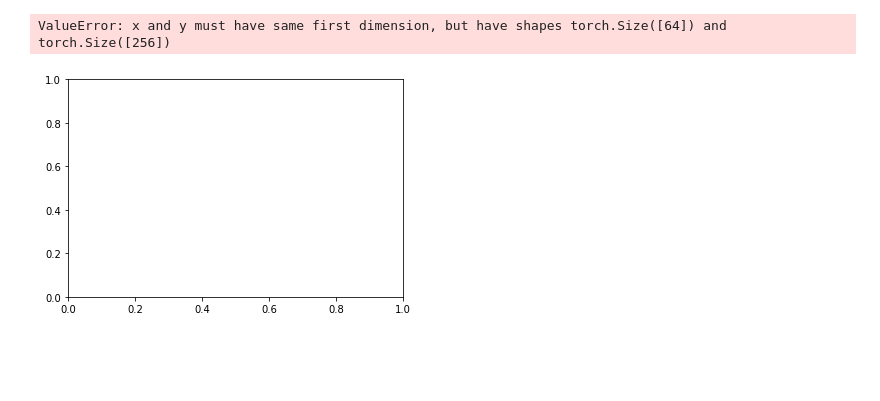
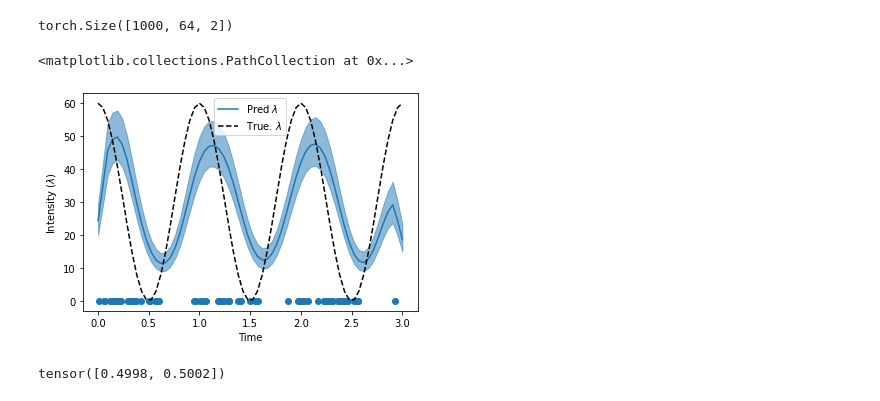
Before and after one commit to morim3/NeuroCluster, a Jupyter notebook: experiment/artificial_data.ipynb, the cells around one changed output. Cells and saved outputs as stored; diff of their text form; code cells hidden in the pictures; blank space fills up the shorter version.

Commit message:
implement model

```diff
--- a/experiment/artificial_data.ipynb
+++ b/experiment/artificial_data.ipynb
@@ -33,9 +32,9 @@ true_intensity_function = lambda times: torch.sin(times * 2 * math.pi).add(1).mu
 # %%
-max_time = 2
+max_time = 3
 
 times = torch.linspace(0, max_time, 128)
-# num_samples = [int(pyro.distributions.Poisson(true_intensity_function(times).mean() * max_time).sample().item()) for _ in range(batch_size)]
-fix = int(pyro.distributions.Poisson(true_intensity_function(times).mean() * max_time).sample().item())
-num_samples = [fix for _ in range(batch_size)]
+true_class = np.random.randint(0, 2, batch_size)
+num_samples = [int(pyro.distributions.Poisson(true_intensity_functions[true_class[i]](times).mean() * max_time).sample().item()) for i in range(batch_size)]
+
 print(f"Number of sampled arrivals: {num_samples}")
 # %% [output]
@@ -43,12 +42,12 @@ Number of sampled arrivals: [54, 54, 54, 54, 54, 54, 54, 54, 54, 54]
 # %%
-def log_prob_accept(val):
-    intensities = true_intensity_function(val)
-    res = torch.log(intensities / (true_intensity_function(times).mean() * max_time))
+def log_prob_accept(val, i):
+    intensities = true_intensity_functions[true_class[i]](val)
+    res = torch.log(intensities / (true_intensity_functions[true_class[i]](times).mean() * max_time))
     return res
 
 arrival_times = [pyro.distributions.Rejector(
     propose=pyro.distributions.Uniform(times.min(), times.max()),
-    log_prob_accept=log_prob_accept,
+    log_prob_accept=functools.partial(log_prob_accept, i=i),
     log_scale=0.
-)(torch.Size([sample_num])) for sample_num in num_samples]
+)(torch.Size([sample_num])) for i, sample_num in enumerate(num_samples)]
 # %%
@@ -88,2 +104,7 @@ PackedSequence(data=tensor([1.0777, 0.4577, 1.3638, 1.3060, 1.2904, 1.8938, 0.23
 # %%
-model = NeuroCluster(ave_arrivals, max_time, class_num=4, num_inducing=64)
+cluster_num=2
+model = NeuroCluster(ave_arrivals, max_time, class_num=cluster_num, num_inducing=64)
+# %%
+model.variational_strategy.base_variational_strategy._variational_distribution.variational_mean.data = \
+    torch.randn(model.variational_strategy.base_variational_strategy._variational_distribution.variational_mean.shape)*5
+print(list(model.named_parameters()))
@@ -130,19 +187,25 @@ def percentiles_from_samples(samples, percentiles=[0.05, 0.5, 0.95]):
 # %%
 model.eval()
 with torch.no_grad():
     function_dist = model(quadrature_times)
     intensity_samples = function_dist(torch.Size([1000])).exp() * model.mean_intensity
-    lower, mean, upper = percentiles_from_samples(intensity_samples)
+    print(intensity_samples.shape)
+    lower, mean, upper = percentiles_from_samples(intensity_samples[:, :, 0])
 
 # Plot the predicted intensity function
 fig, ax = plt.subplots(1, 1)
 line, = ax.plot(quadrature_times, mean, label=r"Pred $\lambda$")
 ax.fill_between(quadrature_times, lower, upper, color=line.get_color(), alpha=0.5)
-ax.plot(quadrature_times, true_intensity_function(quadrature_times), "--", color="k", label=r"True. $\lambda$")
+ax.plot(quadrature_times, true_intensity_functions[0](quadrature_times), "--", color="k", label=r"True. $\lambda$")
 ax.legend(loc="best")
 ax.set_xlabel("Time")
 ax.set_ylabel("Intensity ($\lambda$)")
-ax.scatter(arrival_times, torch.zeros_like(arrival_times), label=r"Observed Arrivals")
+ax.scatter(arrival_times[5], torch.zeros(arrival_times[5].shape), label=r"Observed Arrivals")
 # %% [output]
-ValueError: x and y must have same first dimension, but have shapes torch.Size([64]) and torch.Size([256])
+torch.Size([1000, 64, 2])
+<matplotlib.collections.PathCollection at 0x...>
-[figure, old version]
+[figure, new version]
+# %%
+print(model.cluster_ratio)
+# %% [output]
+tensor([0.4998, 0.5002])
```
Also changed, not shown: parts of 10 cells of this notebook.
